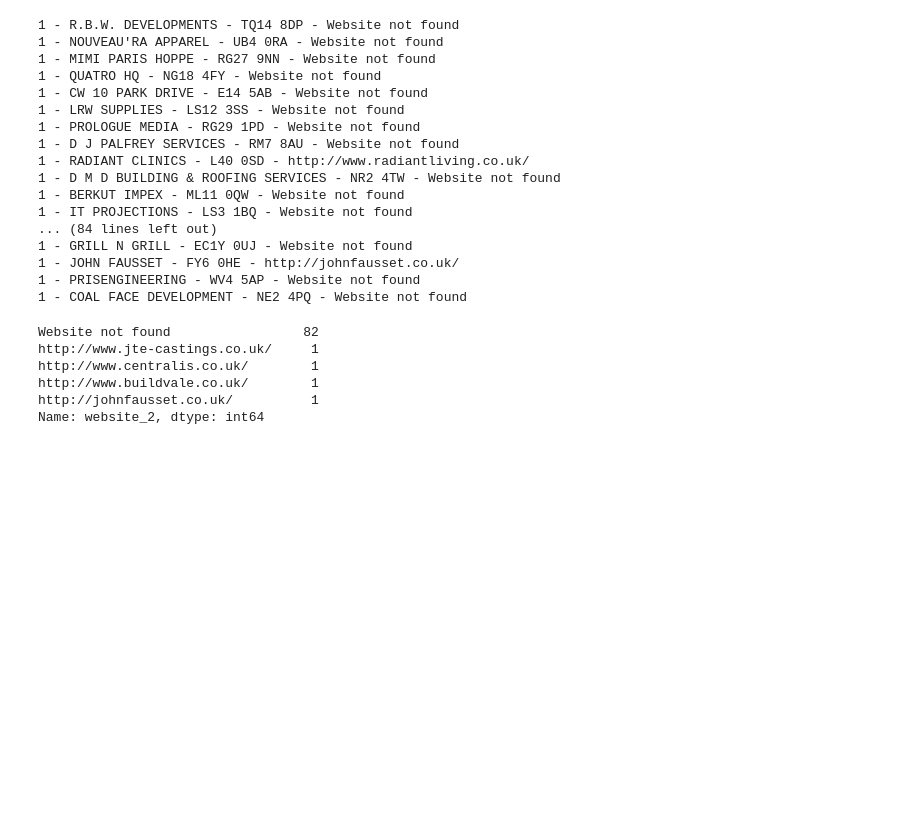
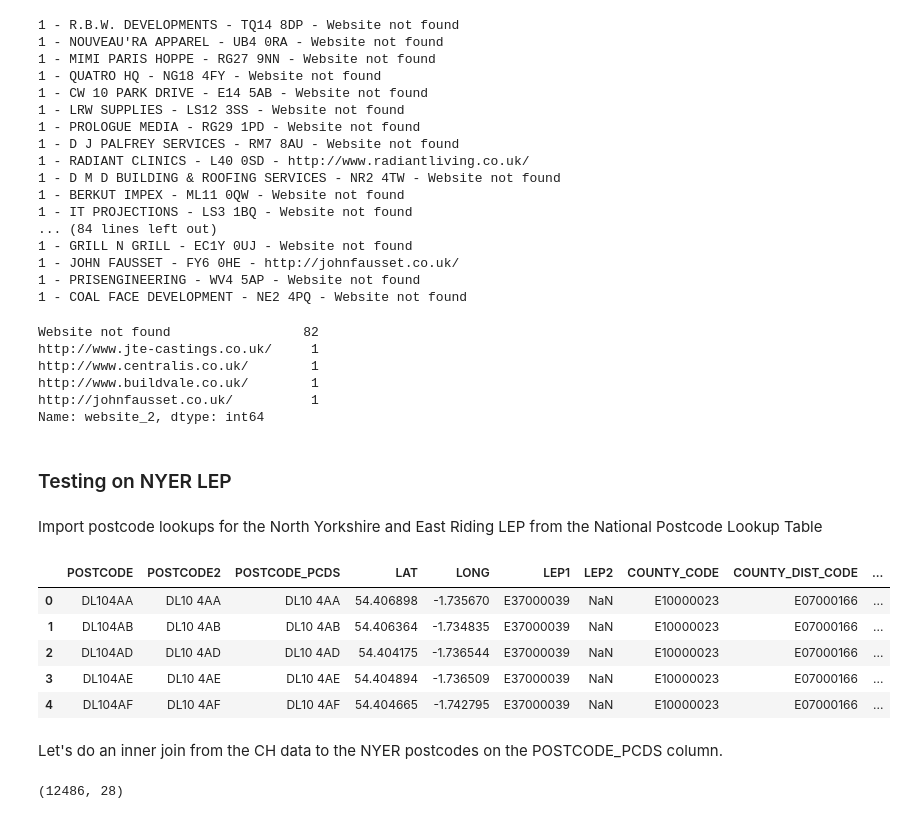
Before and after one commit to faisal-samin/companies-house, a Jupyter notebook: enriching_ch_data.ipynb, the cells around one changed output. Cells and saved outputs as stored; diff of their text form; code cells hidden in the pictures; blank space fills up the shorter version.

```diff
--- a/enriching_ch_data.ipynb
+++ b/enriching_ch_data.ipynb
@@ -776,3 +974,20 @@ http://johnfausset.co.uk/          1
 Name: website_2, dtype: int64
 # %%
 ch_random_100.to_csv('sample_of_100_websites_2.csv') # save results
+# %% [markdown]
+### Testing on NYER LEP
+# %% [markdown]
+Import postcode lookups for the North Yorkshire and East Riding LEP from the National Postcode Lookup Table
+# %%
+nyer_postcodes = pd.read_csv('nyer_postcode.csv')
+# %%
+nyer_postcodes.head() # three postcodes to lookup for
+# %% [output]
+|  | POSTCODE | POSTCODE2 | POSTCODE_PCDS | LAT | LONG | LEP1 | LEP2 | COUNTY_CODE | COUNTY_DIST_CODE | ... |
+| 0 | DL104AA | DL10 4AA | DL10 4AA | 54.406898 | -1.735670 | E37000039 | NaN | E10000023 | E07000166 | ... |
+| 1 | DL104AB | DL10 4AB | DL10 4AB | 54.406364 | -1.734835 | E37000039 | NaN | E10000023 | E07000166 | ... |
+| 2 | DL104AD | DL10 4AD | DL10 4AD | 54.404175 | -1.736544 | E37000039 | NaN | E10000023 | E07000166 | ... |
+| 3 | DL104AE | DL10 4AE | DL10 4AE | 54.404894 | -1.736509 | E37000039 | NaN | E10000023 | E07000166 | ... |
+| 4 | DL104AF | DL10 4AF | DL10 4AF | 54.404665 | -1.742795 | E37000039 | NaN | E10000023 | E07000166 | ... |
+# %% [markdown]
+Let's do an inner join from the CH data to the NYER postcodes on the POSTCODE_PCDS column.
@@ -778,0 +996,4 @@ ch_random_100.to_csv('sample_of_100_websites_2.csv') # save results
+# %%
+ch_nyer.shape # 12,486 companies. Similiar to what we're seeing in CSAT.
+# %% [output]
+(12486, 28)
```
Also changed, not shown: parts of 29 cells of this notebook, 2 other files.
